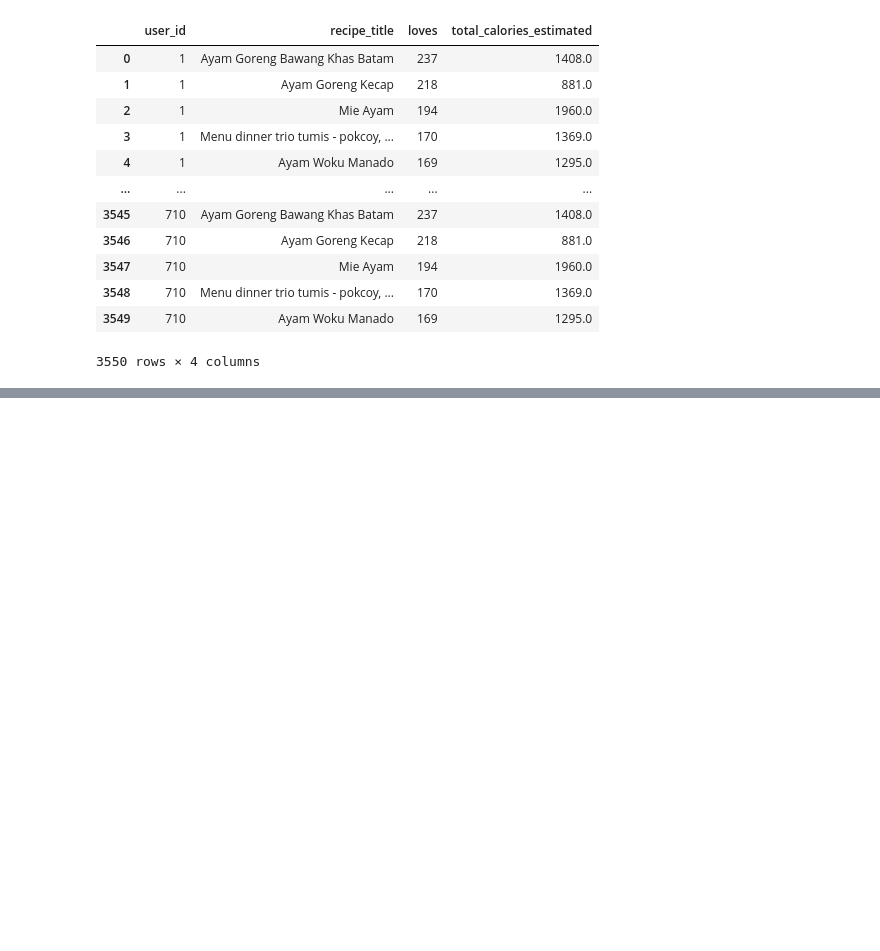
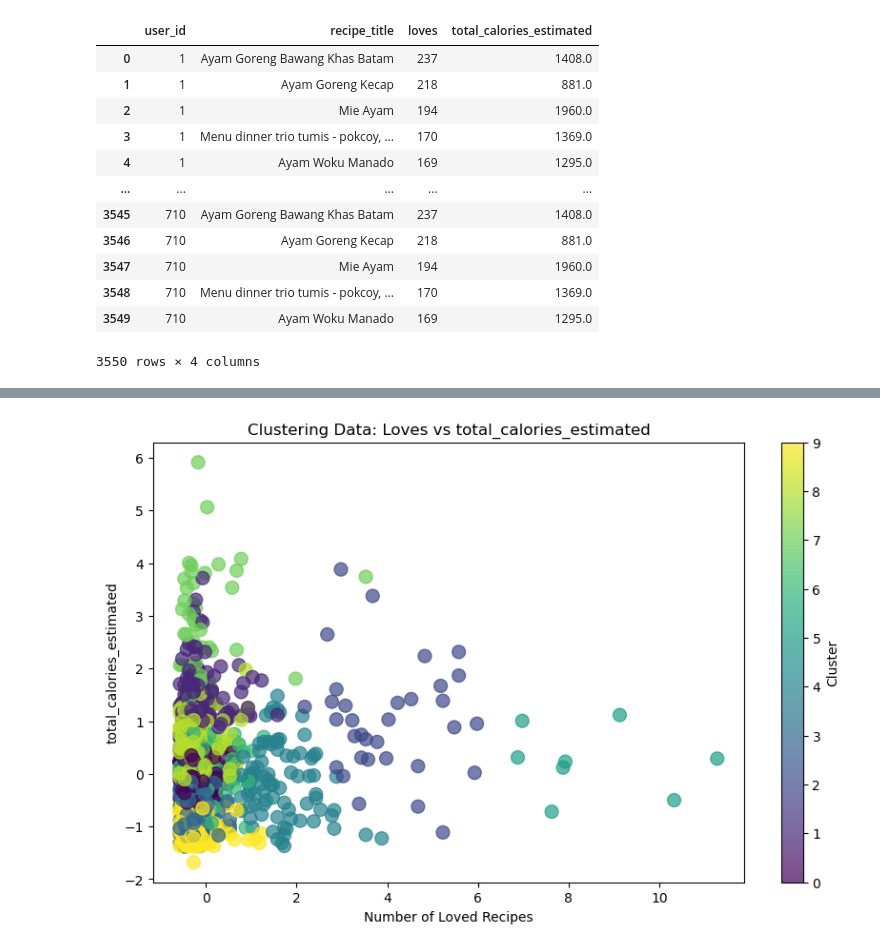
Before and after one commit to Fajrimughni/Final_Project_Fajri, a Jupyter notebook: master.ipynb, the cells around one changed output, grey strips where cells are left out. Drawn from its saved outputs; the diff is of its cells as text; code cells hidden in the pictures; blank space fills up the shorter version.

```diff
--- a/master.ipynb
+++ b/master.ipynb
@@ -630,0 +758,13 @@ def recommend_recipe(user, df_recipe_revised):
+# %%
+# Konversi kembali X_train ke DataFrame
+X_train_df = pd.DataFrame(X_train, columns=['total_calories_estimated', 'loves', 'num_ingredients'])
+# %%
+plt.figure(figsize=(10, 6))
+plt.scatter(X_train_df['loves'], X_train_df['total_calories_estimated'], c=cluster_labels, cmap='viridis', marker='o', s=100, alpha=0.7)
+plt.title("Clustering Data: Loves vs total_calories_estimated")
+plt.xlabel("Number of Loved Recipes")
+plt.ylabel("total_calories_estimated")
+plt.colorbar(label='Cluster')
+plt.show()
+# %% [output]
+[figure, added]
```
Also changed, not shown: parts of 47 cells of this notebook, 4 other files.
